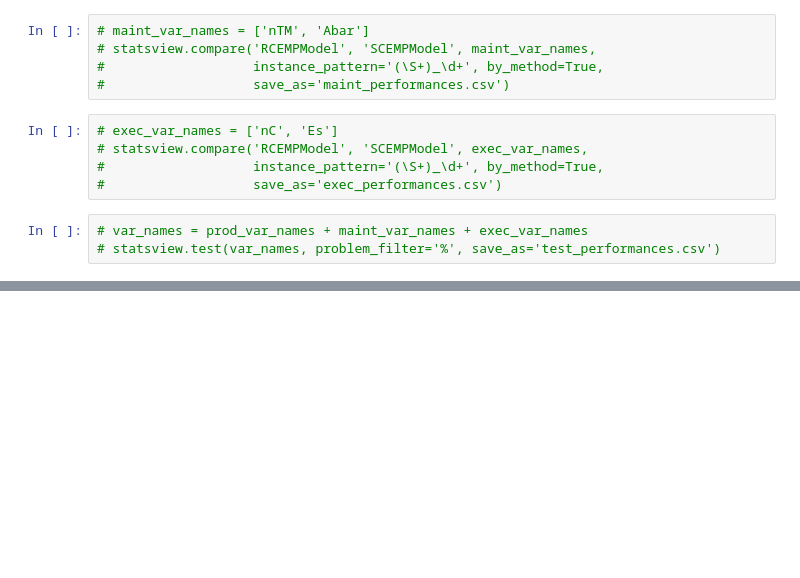
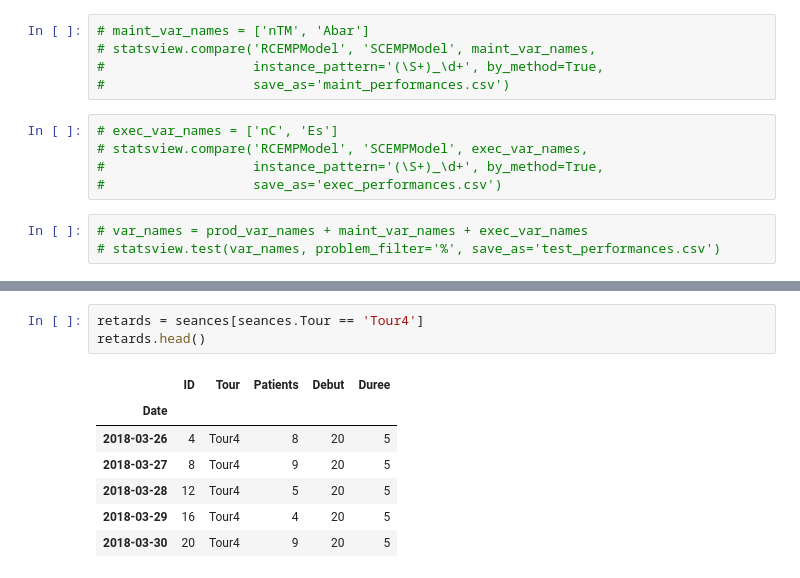
Before and after one commit to MalcomChumchouaPenda/rcemp-dial, a Jupyter notebook: notebooks/analysis_dialysis.ipynb, the cells around one changed output, grey strips where cells are left out. Drawn from its saved outputs; the diff is of its cells as text; blank space fills up the shorter version.

```diff
--- a/notebooks/analysis_dialysis.ipynb
+++ b/notebooks/analysis_dialysis.ipynb
@@ -44,0 +99,11 @@ ganttview.plot('%b4', '%CEMP%', time_window=(0, 168), title_format=f)
+# %%
+retards = seances[seances.Tour == 'Tour4']
+retards.head()
+# %% [output]
+|  | ID | Tour | Patients | Debut | Duree |
+| Date |  |  |  |  |  |
+| 2018-03-26 | 4 | Tour4 | 8 | 20 | 5 |
+| 2018-03-27 | 8 | Tour4 | 9 | 20 | 5 |
+| 2018-03-28 | 12 | Tour4 | 5 | 20 | 5 |
+| 2018-03-29 | 16 | Tour4 | 4 | 20 | 5 |
+| 2018-03-30 | 20 | Tour4 | 9 | 20 | 5 |
```
Also changed, not shown: parts of 24 cells of this notebook, 13 other files.
